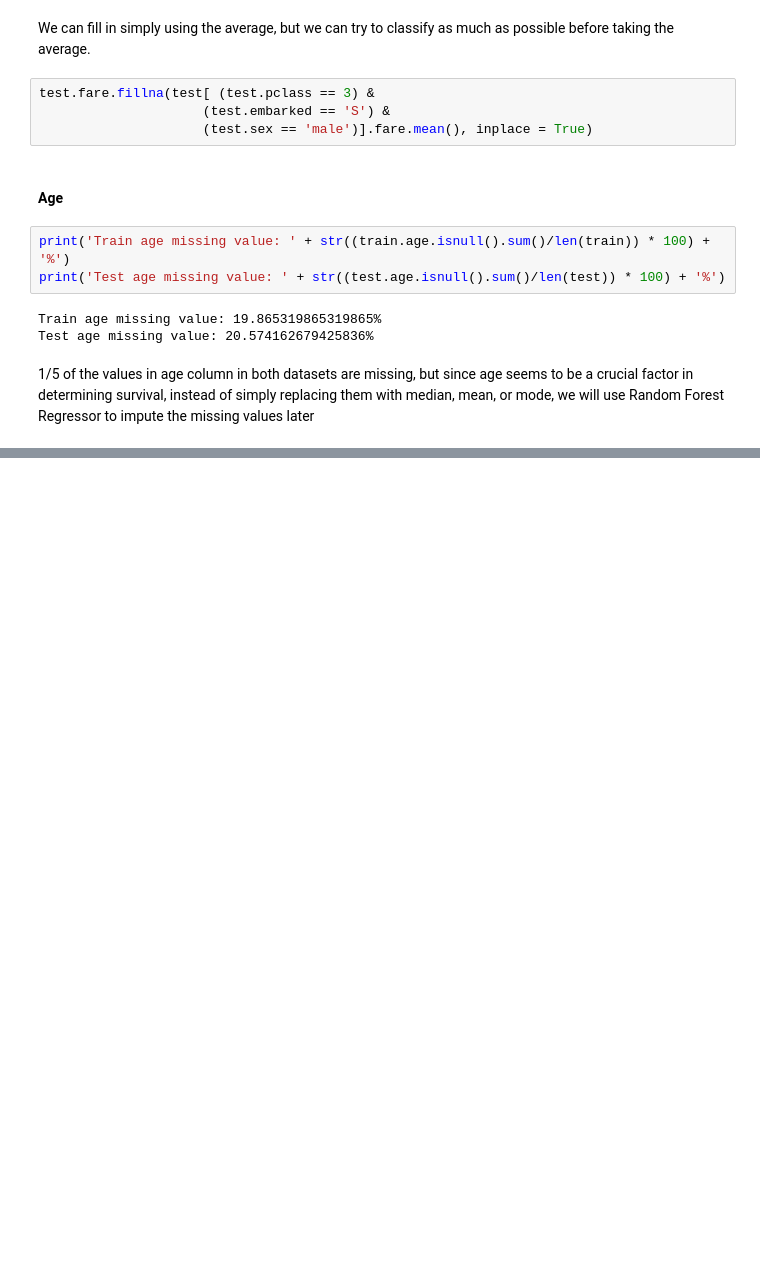
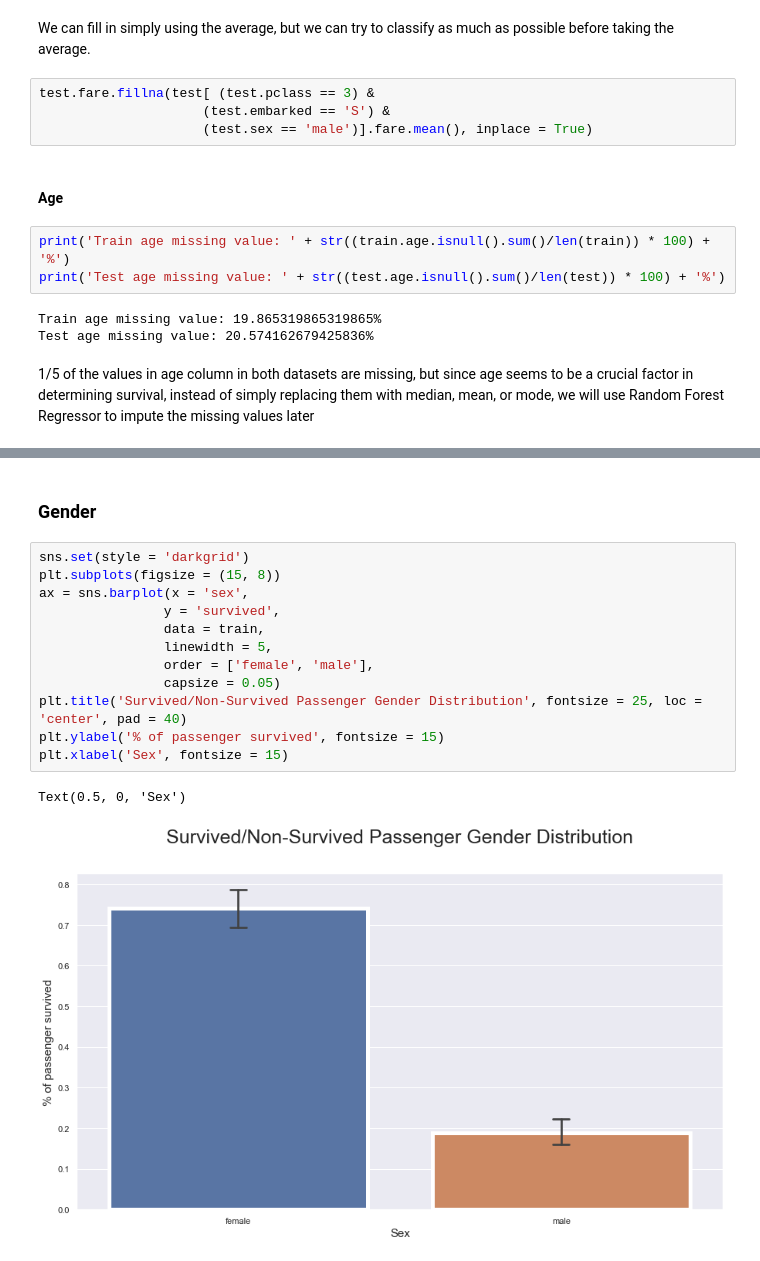
Before and after one commit to lsh950919/Kaggle, a Jupyter notebook: Titanic 2.ipynb, the cells around one changed output, grey strips where cells are left out. Drawn from its saved outputs; the diff is of its cells as text; blank space fills up the shorter version.

```diff
--- a/Titanic 2.ipynb
+++ b/Titanic 2.ipynb
@@ -273,0 +291,17 @@ Test age missing value: 20.574162679425836%
+# %% [markdown]
+### Gender
+# %%
+sns.set(style = 'darkgrid')
+plt.subplots(figsize = (15, 8))
+ax = sns.barplot(x = 'sex',
+                y = 'survived',
+                data = train,
+                linewidth = 5,
+                order = ['female', 'male'],
+                capsize = 0.05)
+plt.title('Survived/Non-Survived Passenger Gender Distribution', fontsize = 25, loc = 'center', pad = 40)
+plt.ylabel('% of passenger survived', fontsize = 15)
+plt.xlabel('Sex', fontsize = 15)
+# %% [output]
+Text(0.5, 0, 'Sex')
+[figure, added]
```
Also changed, not shown: parts of 12 cells of this notebook.
